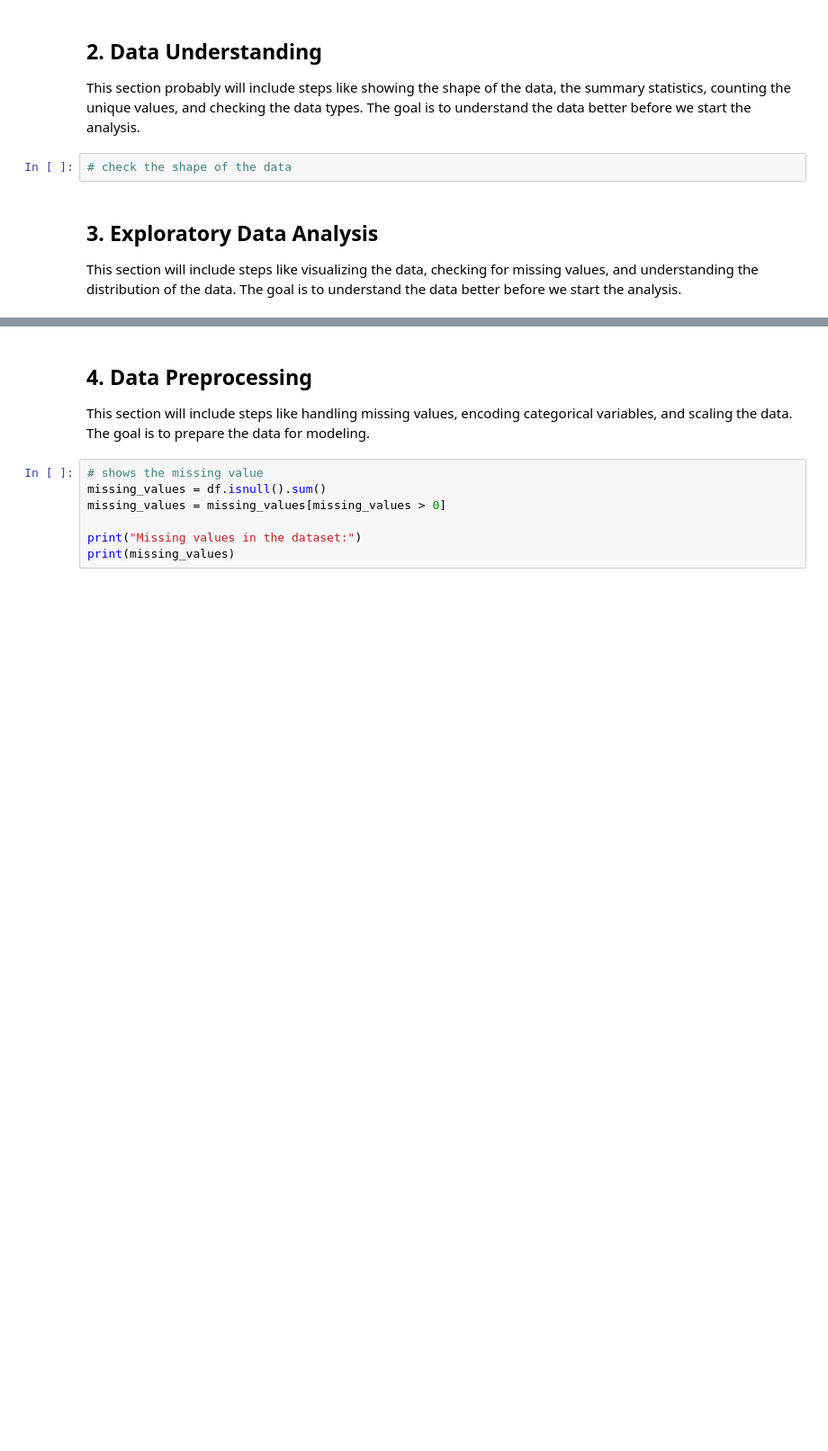
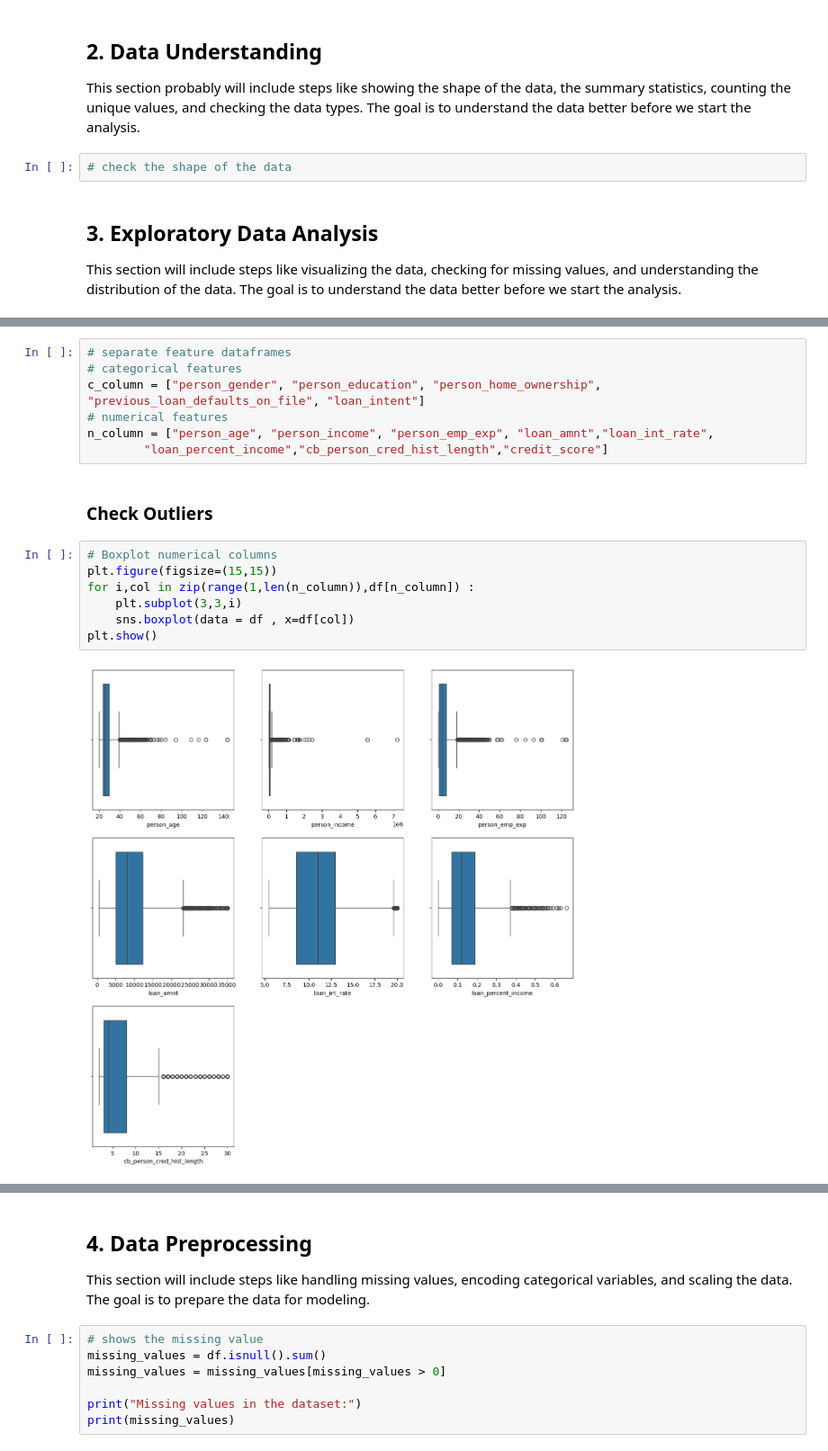
Before and after one commit to keanteng/wqd7012-assignment-1, a Jupyter notebook: code.ipynb, the cells around one changed output, grey strips where cells are left out. Shown: that part at 90% size. Drawn from its saved outputs; the diff is of its cells as text; blank space fills up the shorter version.

```diff
--- a/code.ipynb
+++ b/code.ipynb
@@ -54,0 +99,18 @@ import seaborn as sns
+# %%
+# separate feature dataframes
+# categorical features
+c_column = ["person_gender", "person_education", "person_home_ownership", "previous_loan_defaults_on_file", "loan_intent"]
+# numerical features
+n_column = ["person_age", "person_income", "person_emp_exp", "loan_amnt","loan_int_rate",
+        "loan_percent_income","cb_person_cred_hist_length","credit_score"]
+# %% [markdown]
+### Check Outliers
+# %%
+# Boxplot numerical columns
+plt.figure(figsize=(15,15))
+for i,col in zip(range(1,len(n_column)),df[n_column]) :
+    plt.subplot(3,3,i)
+    sns.boxplot(data = df , x=df[col])
+plt.show()
+# %% [output]
+[figure, added]
```
Also changed, not shown: parts of 20 cells of this notebook.
